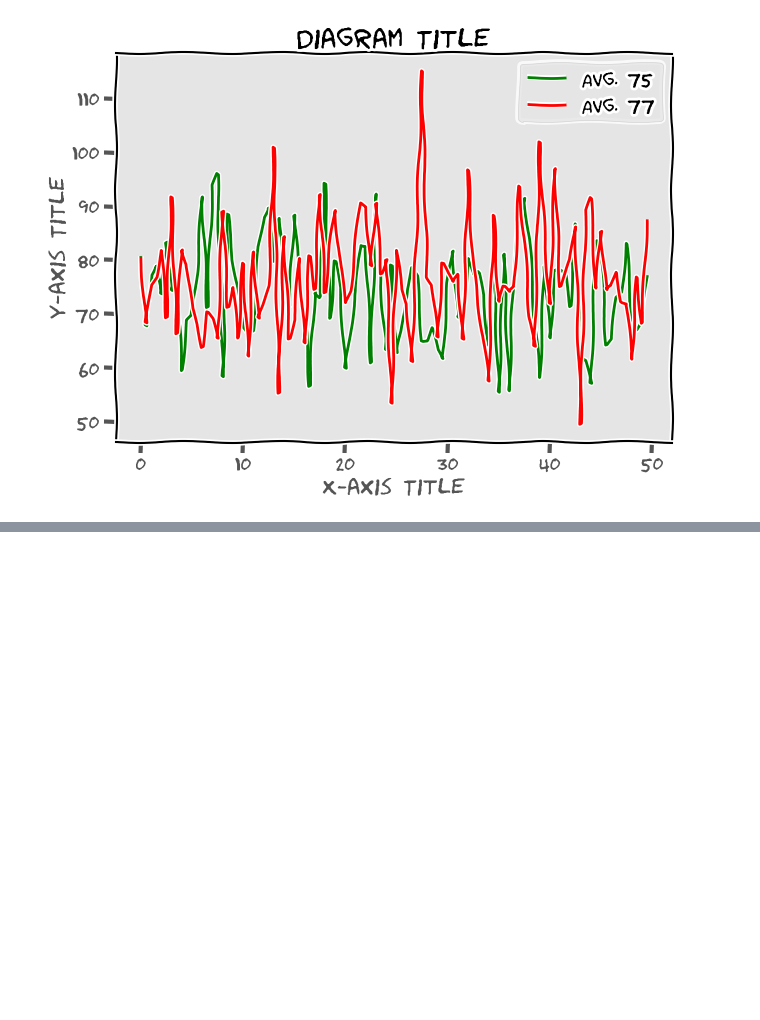
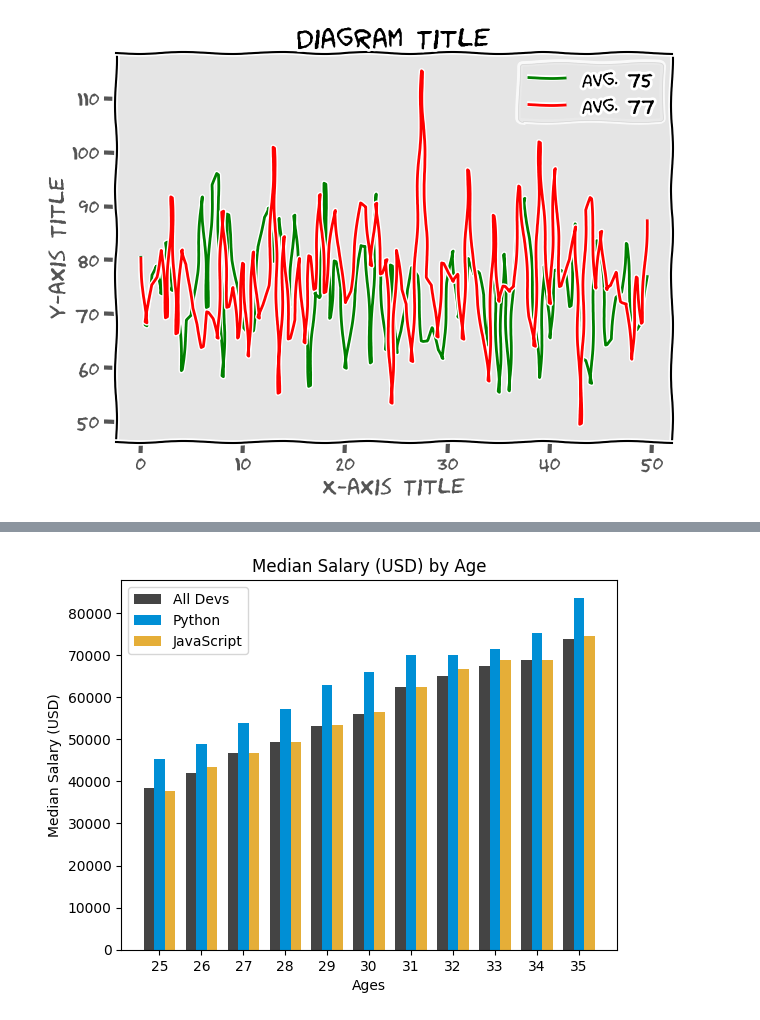
Before and after one commit to Mark12481632/Python-Language, a Jupyter notebook: Matplotlib.ipynb, the cells around one changed output, grey strips where cells are left out. Saved outputs shown, nothing was run; the diff lists cells and outputs as text; code cells hidden in the pictures; blank space fills up the shorter version.

```diff
--- a/Matplotlib.ipynb
+++ b/Matplotlib.ipynb
@@ -175,0 +208,28 @@ WARNING:matplotlib.font_manager:findfont: Font family 'Comic Sans MS' not found.
+# %%
+# Multiple bars per item.
+# Data for the bar chart
+ages = ['25', '26', '27', '28', '29', '30', '31', '32', '33', '34', '35']
+
+dev_y = [38496, 42000, 46752, 49320, 53200, 56000, 62316, 64928, 67317, 68748, 73752]
+py_dev_y = [45372, 48876, 53850, 57287, 63016, 65998, 70003, 70000, 71469, 75370, 83640]
+js_dev_y = [37810, 43515, 46823, 49293, 53437, 56373, 62375, 66674, 68745, 68746, 74583]
+
+x_indexes = np.arange(len(ages))  # X-axis positions
+width = 0.25  # Bar width
+
+# Creating bar charts
+plt.bar(x_indexes - width, dev_y, width=width, color='#444444', label='All Devs')
+plt.bar(x_indexes, py_dev_y, width=width, color='#008fd5', label='Python')
+plt.bar(x_indexes + width, js_dev_y, width=width, color='#e5ae38', label='JavaScript')
+
+# Adding labels and title
+plt.xlabel('Ages')
+plt.ylabel('Median Salary (USD)')
+plt.title('Median Salary (USD) by Age')
+
+plt.xticks(ticks=x_indexes, labels=ages) # this correctly gives the ages on the X-axis!
+
+plt.legend()  # Show legend
+plt.show()  # Display the plot
+# %% [output]
+[figure, added]
```
Also changed, not shown: parts of 4 cells of this notebook.
